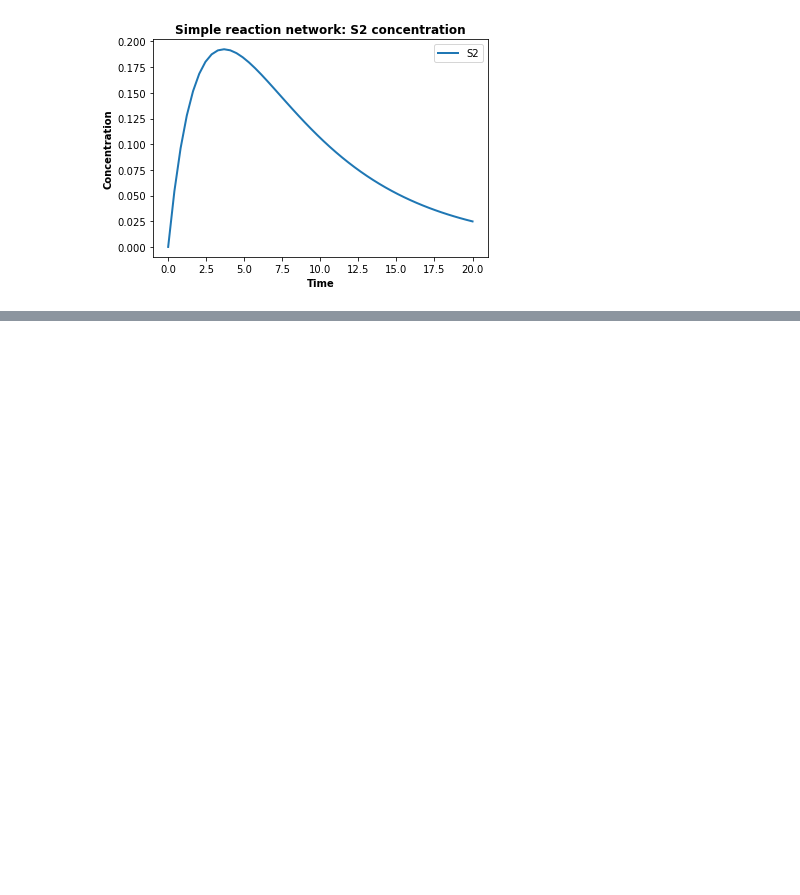
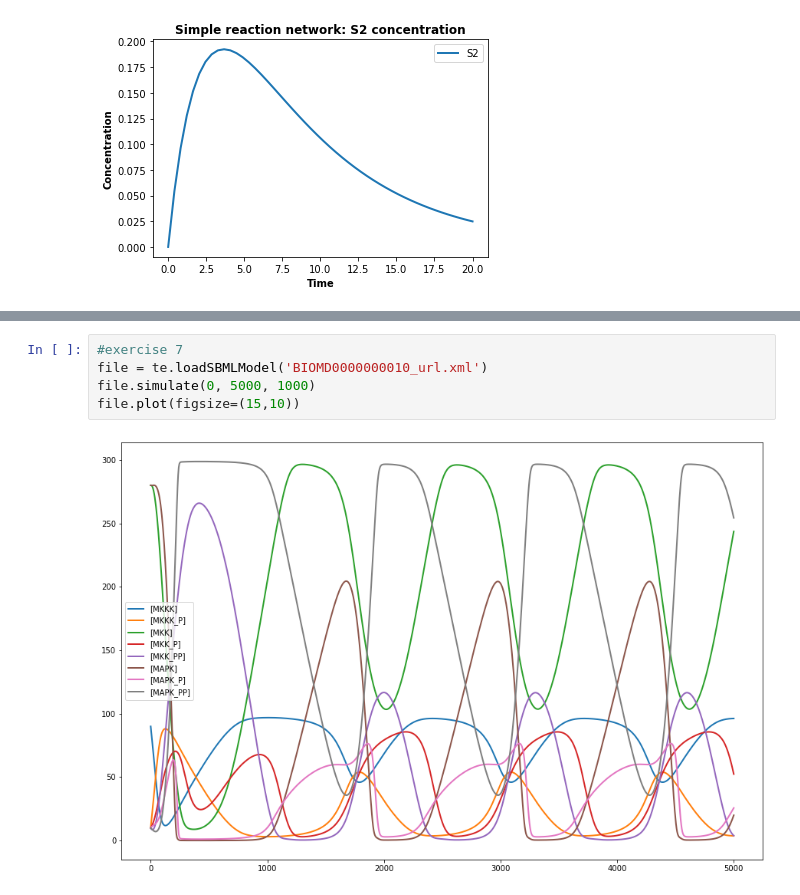
Before and after one commit to Niimaa/Subcellular_modeling, a Jupyter notebook: Antimony_model_mass_action_kinetic.ipynb, the cells around one changed output, grey strips where cells are left out. Cells and saved outputs as stored; diff of their text form; blank space fills up the shorter version.

```diff
--- a/Antimony_model_mass_action_kinetic.ipynb
+++ b/Antimony_model_mass_action_kinetic.ipynb
@@ -92,0 +110,7 @@ exercise.plot(title  = 'Simple reaction network with event: S2 concentration', x
+# %%
+#exercise 7
+file = te.loadSBMLModel('BIOMD0000000010_url.xml')
+file.simulate(0, 5000, 1000)
+file.plot(figsize=(15,10))
+# %% [output]
+[figure, added]
```
Also changed, not shown: parts of 4 cells of this notebook, 4 other files.
